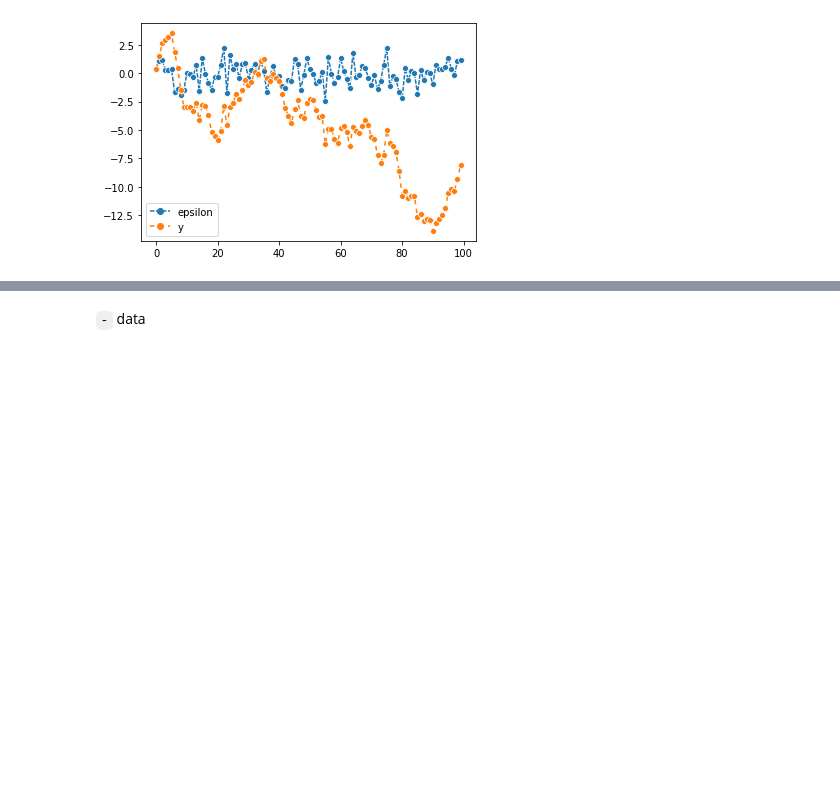
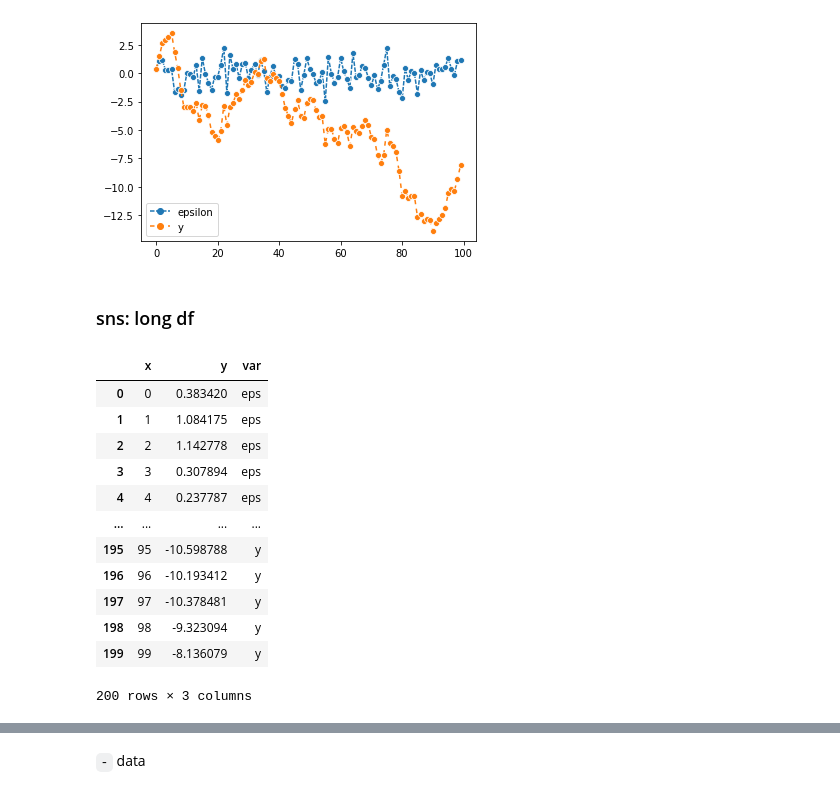
Before and after one commit to guebin/DV2022_backup, a Jupyter notebook: _notebooks/draft.ipynb, the cells around one changed output, grey strips where cells are left out. Cells and saved outputs as stored; diff of their text form; code cells hidden in the pictures; blank space fills up the shorter version.

```diff
--- a/_notebooks/draft.ipynb
+++ b/_notebooks/draft.ipynb
@@ -293,3 +309,22 @@ sns.lineplot(data=df1,dashes=[(3,1),(3,3)],markers=['o','o'])
 # %% [output]
 <AxesSubplot:>
 [figure]
+# %% [markdown]
+### sns: long df
+# %%
+df2 = pd.DataFrame({'x':list(range(100))*2,'y':np.concatenate([ϵ,y]), 'var': ['eps']*100+['y']*100})
+df2
+# %% [output]
+|  | x | y | var |
+| 0 | 0 | 0.383420 | eps |
+| 1 | 1 | 1.084175 | eps |
+| 2 | 2 | 1.142778 | eps |
+| 3 | 3 | 0.307894 | eps |
+| 4 | 4 | 0.237787 | eps |
+| ... | ... | ... | ... |
+| 195 | 95 | -10.598788 | y |
+| 196 | 96 | -10.193412 | y |
+| 197 | 97 | -10.378481 | y |
+| 198 | 98 | -9.323094 | y |
+| 199 | 99 | -8.136079 | y |
+200 rows × 3 columns
```
Also changed, not shown: parts of 40 cells of this notebook.
